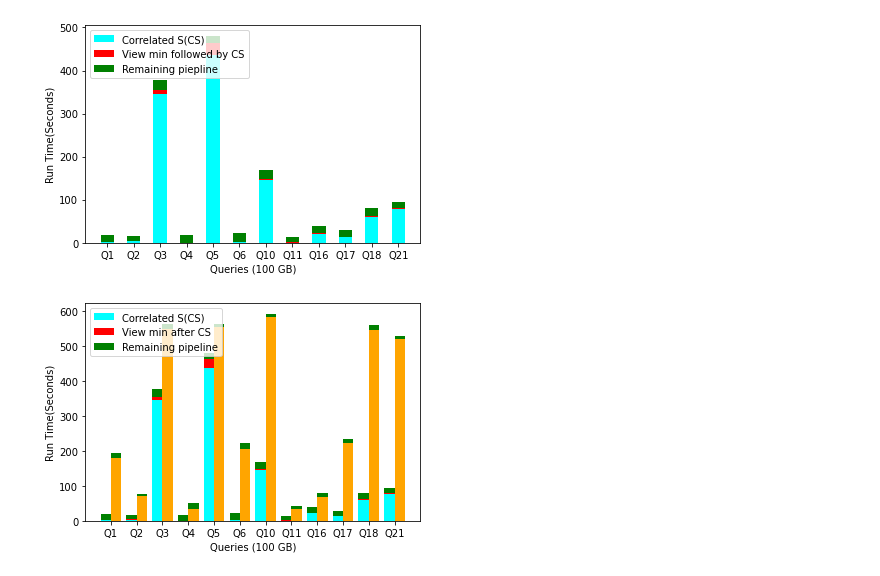
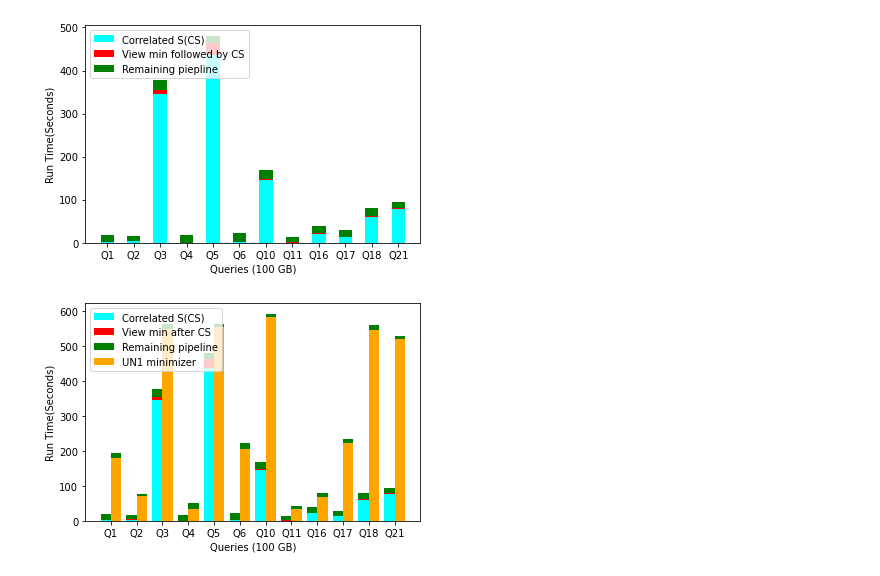
Before and after one commit to snehawadekar/unmasque2, a Jupyter notebook: grapg.ipynb, the cells around one changed output. Drawn from its saved outputs; the diff is of its cells as text; code cells hidden in the pictures.

```diff
--- a/grapg.ipynb
+++ b/grapg.ipynb
@@ -175,32 +175,32 @@ y4 =np.array([
       ])
 
 y5 =np.array([
         194.8210940361023 - 179.3 , #1
         77.15006732940674 - 69.6 , #2
          722.28 -  708.0 , #3
          50.90 - 33.7  , #4
          562.05 -  553.5   , #5
          223.23 - 206.4 , #6
          592.378 - 582.2 , #10
          43.38- 32.4  , #11
         80.23  - 67.4 , #16
         234.44 - 221.2 , #17
         50.50 -  37.5, #18
         715.23 - 705.4   #21
       ])
 
 width = 0.4
 
 # plot data in grouped manner of bar type
 plt.bar(x - 0.2, y1, width, color='cyan')
 plt.bar(x - 0.2, y2, width, bottom = y1, color='red')
 plt.bar(x - 0.2, y3, width,bottom = y1 + y2, color='green')
 plt.bar(x+ 0.2, y4, width , color='orange')
 plt.bar(x + 0.2, y5, width, bottom =y4 , color='green')
 plt.xticks(x, ['Q1', 'Q2', 'Q3', 'Q4', 'Q5', 'Q6', 'Q10', 'Q11', 'Q16' , 'Q17', 'Q18', 'Q21'])
 plt.xlabel("Queries (100 GB)")
 plt.ylabel("Run Time(Seconds)")
-plt.legend(["Correlated S(CS)", "View min after CS", "Remaining pipeline"],  loc="upper left")
+plt.legend(["Correlated S(CS)", "View min after CS", "Remaining pipeline", "UN1 minimizer"],  loc="upper left")
 plt.show()
 # %% [output]
-[figure, old version]
+[figure, new version]
```
Also changed, not shown: 4 other files.
